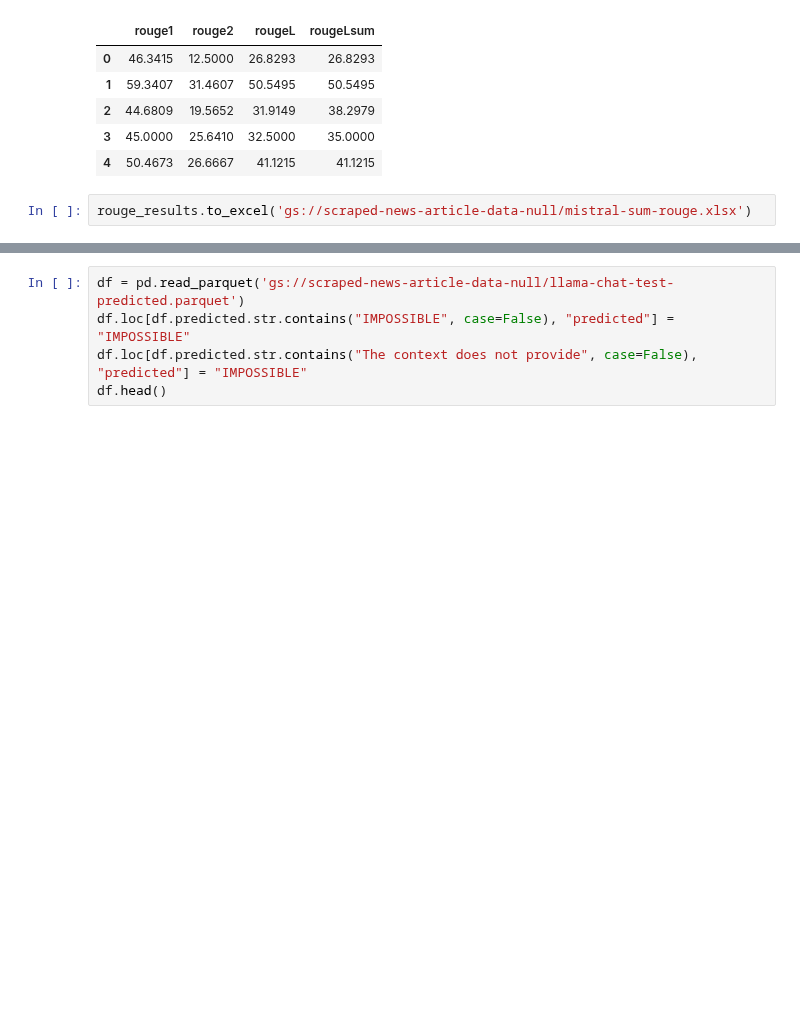
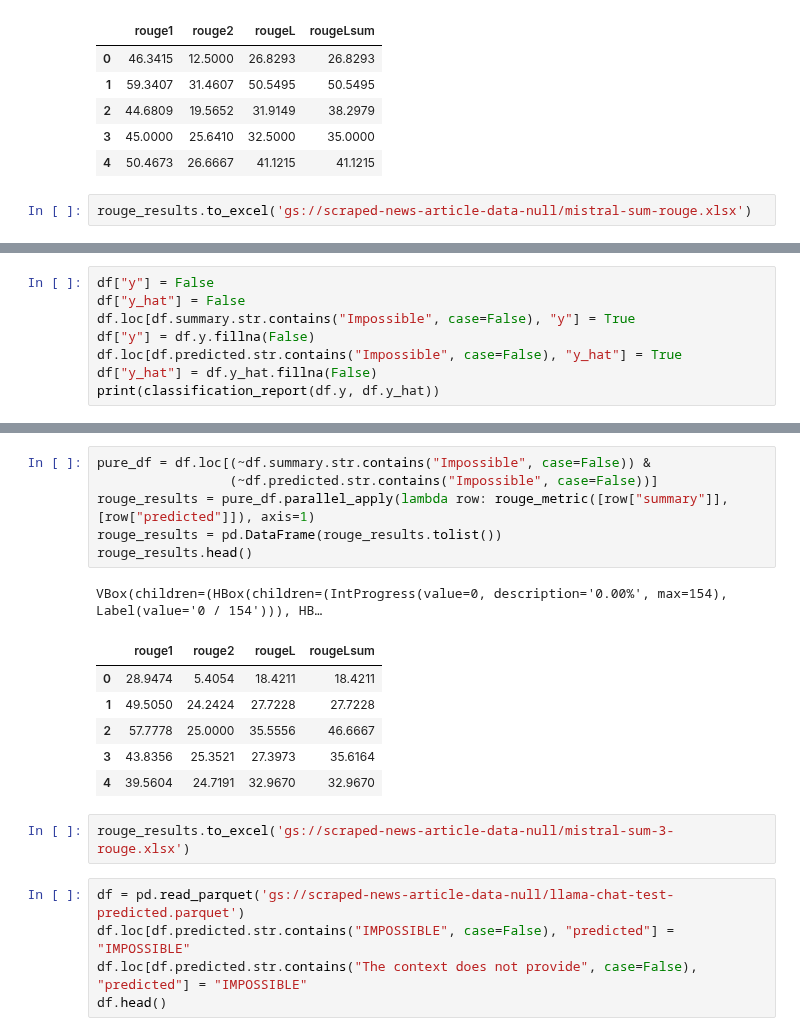
Before and after one commit to yw4401/FinBot, a Jupyter notebook: notebooks/t5_summary_rouge.ipynb, the cells around one changed output, grey strips where cells are left out. Saved outputs shown, nothing was run; the diff lists cells and outputs as text; blank space fills up the shorter version.

```diff
--- a/notebooks/t5_summary_rouge.ipynb
+++ b/notebooks/t5_summary_rouge.ipynb
@@ -81,0 +93,8 @@ rouge_results.to_excel('gs://scraped-news-article-data-null/mistral-sum-rouge.xl
+# %%
+df["y"] = False
+df["y_hat"] = False
+df.loc[df.summary.str.contains("Impossible", case=False), "y"] = True
+df["y"] = df.y.fillna(False)
+df.loc[df.predicted.str.contains("Impossible", case=False), "y_hat"] = True
+df["y_hat"] = df.y_hat.fillna(False)
+print(classification_report(df.y, df.y_hat))
@@ -82,3 +110,19 @@ rouge_results.to_excel('gs://scraped-news-article-data-null/mistral-sum-rouge.xl
+# %%
+pure_df = df.loc[(~df.summary.str.contains("Impossible", case=False)) &
+                 (~df.predicted.str.contains("Impossible", case=False))]
+rouge_results = pure_df.parallel_apply(lambda row: rouge_metric([row["summary"]], [row["predicted"]]), axis=1)
+rouge_results = pd.DataFrame(rouge_results.tolist())
+rouge_results.head()
+# %% [output]
+VBox(children=(HBox(children=(IntProgress(value=0, description='0.00%', max=154), Label(value='0 / 154'))), HB…
+|  | rouge1 | rouge2 | rougeL | rougeLsum |
+| 0 | 28.9474 | 5.4054 | 18.4211 | 18.4211 |
+| 1 | 49.5050 | 24.2424 | 27.7228 | 27.7228 |
+| 2 | 57.7778 | 25.0000 | 35.5556 | 46.6667 |
+| 3 | 43.8356 | 25.3521 | 27.3973 | 35.6164 |
+| 4 | 39.5604 | 24.7191 | 32.9670 | 32.9670 |
+# %%
+rouge_results.to_excel('gs://scraped-news-article-data-null/mistral-sum-3-rouge.xlsx')
 # %%
 df = pd.read_parquet('gs://scraped-news-article-data-null/llama-chat-test-predicted.parquet')
 df.loc[df.predicted.str.contains("IMPOSSIBLE", case=False), "predicted"] = "IMPOSSIBLE"
```
Also changed, not shown: parts of 2 cells of this notebook, 4 other files.
